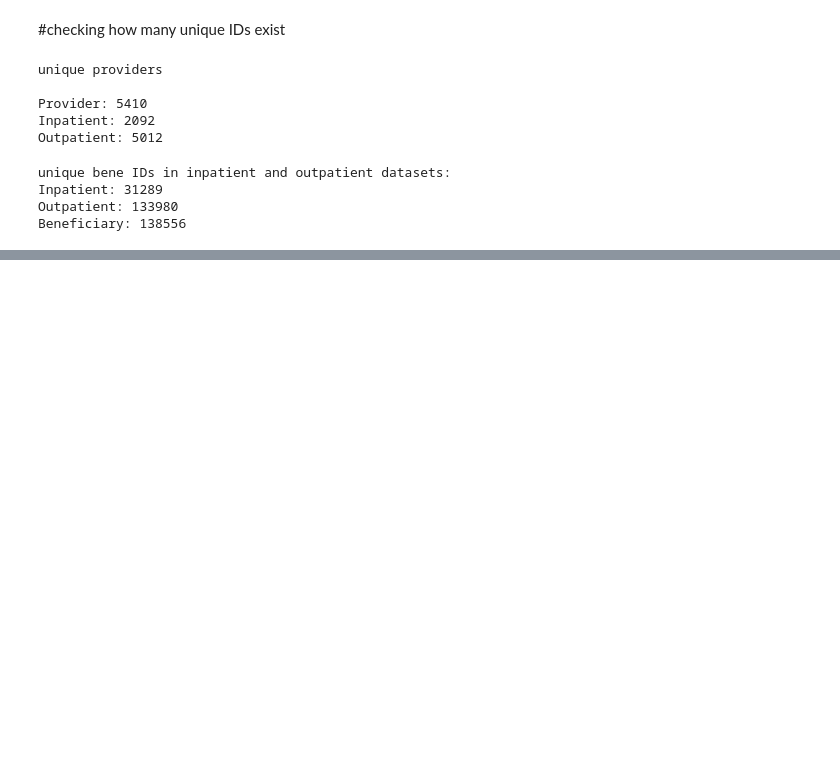
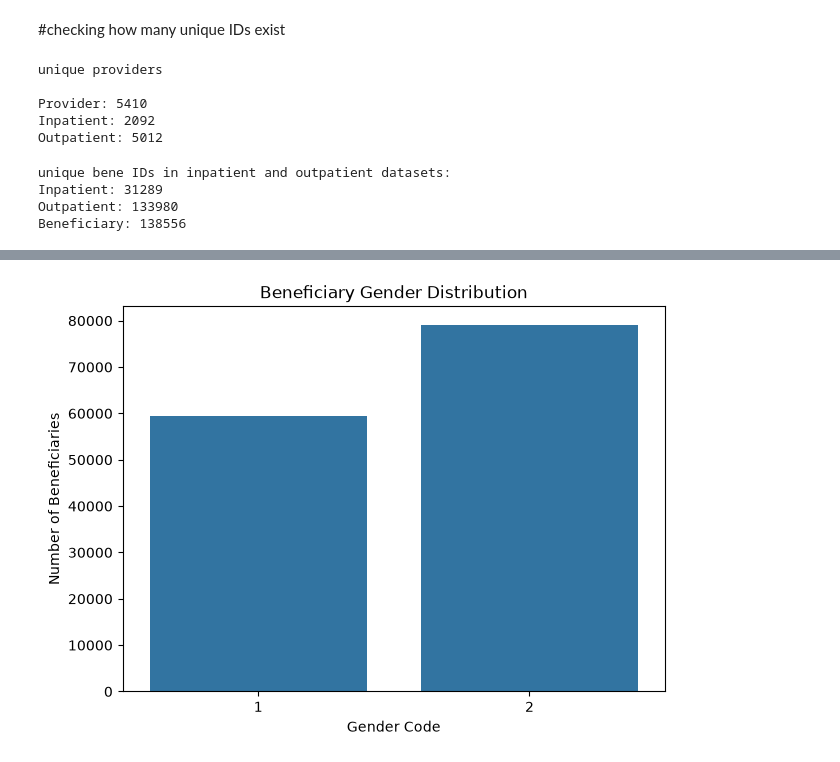
Before and after one commit to R-Bency/Healthcare-Insurance-claim-fraud-detection, a Jupyter notebook: notebooks/01.eda.ipynb, the cells around one changed output, grey strips where cells are left out. Saved outputs shown, nothing was run; the diff lists cells and outputs as text; code cells hidden in the pictures; blank space fills up the shorter version.

```diff
--- a/notebooks/01.eda.ipynb
+++ b/notebooks/01.eda.ipynb
@@ -195,0 +525,15 @@ Beneficiary: 138556
+# %%
+plt.figure(figsize=(7, 5))
+
+sns.countplot(
+    data=beneficiary_df,
+    x="Gender"
+)
+
+plt.title("Beneficiary Gender Distribution")
+plt.xlabel("Gender Code")
+plt.ylabel("Number of Beneficiaries")
+
+plt.show()
+# %% [output]
+[figure, added]
```
Also changed, not shown: parts of 19 cells of this notebook.
